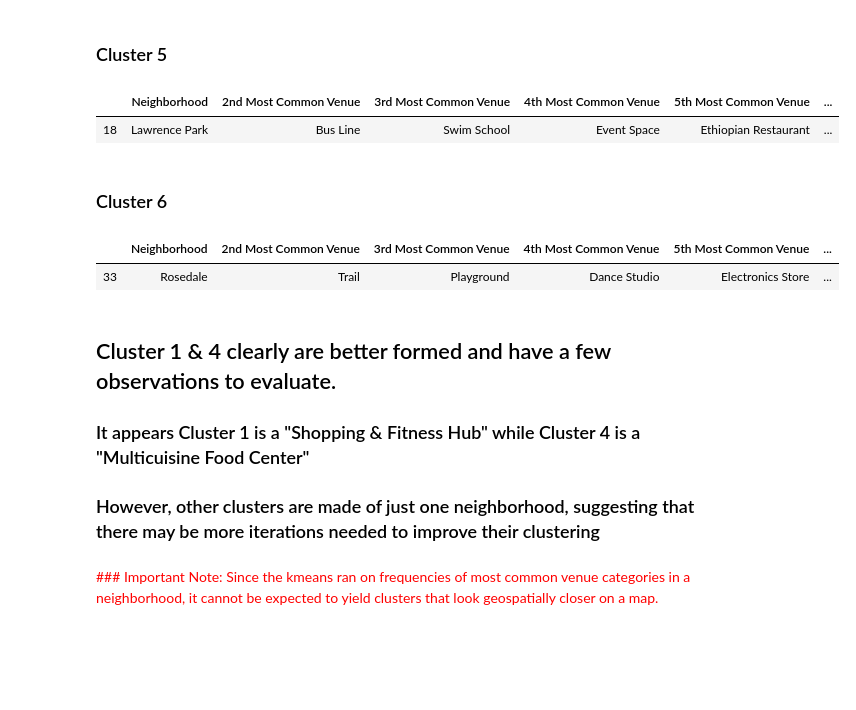
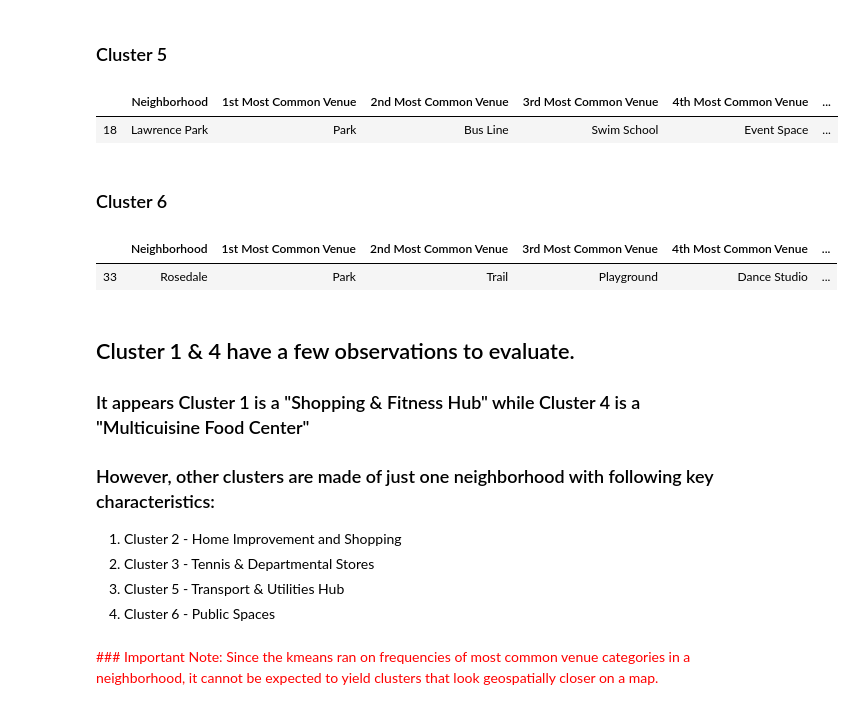
Before and after one commit to nishantsrig/Coursera_Captsone, a Jupyter notebook: Capstone_Wk3Asgn_3.ipynb, the cells around one changed output. Cells and saved outputs as stored; diff of their text form; code cells hidden in the pictures; blank space fills up the shorter version.

```diff
--- a/Capstone_Wk3Asgn_3.ipynb
+++ b/Capstone_Wk3Asgn_3.ipynb
@@ -169,0 +166,3 @@ new_df.shape
+# %%
+new_df.rename(columns={'Total_Neighborhood':'Neighborhood'}, inplace=True)
+new_df
@@ -472,7 +485,7 @@ def get_venues_closeby(names, latitudes, longitudes, radius=500):
 
     return venues_closeby
 # %%
-toronto_venues = get_venues_closeby(names=toronto_df['Total_Neighborhood'], latitudes=toronto_df['Latitude'], longitudes=toronto_df['Longitude'])
+toronto_venues = get_venues_closeby(names=toronto_df['Neighborhood'], latitudes=toronto_df['Latitude'], longitudes=toronto_df['Longitude'])
 # %% [output]
 Harbourfront
 Queen's Park
@@ -759,20 +771,24 @@ toronto_merged.loc[toronto_merged['Cluster Labels']==3, toronto_merged.columns[[
 # %% [markdown]
 ### Cluster 5
 # %%
-toronto_merged.loc[toronto_merged['Cluster Labels']==4, toronto_merged.columns[[1]+list(range(6,toronto_merged.shape[1]))]]
+toronto_merged.loc[toronto_merged['Cluster Labels']==4, toronto_merged.columns[[1]+list(range(5,toronto_merged.shape[1]))]]
 # %% [output]
-|  | Neighborhood | 2nd Most Common Venue | 3rd Most Common Venue | 4th Most Common Venue | 5th Most Common Venue | ... |
-| 18 | Lawrence Park | Bus Line | Swim School | Event Space | Ethiopian Restaurant | ... |
+|  | Neighborhood | 1st Most Common Venue | 2nd Most Common Venue | 3rd Most Common Venue | 4th Most Common Venue | ... |
+| 18 | Lawrence Park | Park | Bus Line | Swim School | Event Space | ... |
 # %% [markdown]
 ### Cluster 6
 # %%
-toronto_merged.loc[toronto_merged['Cluster Labels']==5, toronto_merged.columns[[1]+list(range(6,toronto_merged.shape[1]))]]
+toronto_merged.loc[toronto_merged['Cluster Labels']==5, toronto_merged.columns[[1]+list(range(5,toronto_merged.shape[1]))]]
 # %% [output]
-|  | Neighborhood | 2nd Most Common Venue | 3rd Most Common Venue | 4th Most Common Venue | 5th Most Common Venue | ... |
-| 33 | Rosedale | Trail | Playground | Dance Studio | Electronics Store | ... |
+|  | Neighborhood | 1st Most Common Venue | 2nd Most Common Venue | 3rd Most Common Venue | 4th Most Common Venue | ... |
+| 33 | Rosedale | Park | Trail | Playground | Dance Studio | ... |
 # %% [markdown]
-## Cluster 1 & 4 clearly are better formed and have a few observations to evaluate.
+## Cluster 1 & 4 have a few observations to evaluate.
 ### It appears Cluster 1 is a "Shopping & Fitness Hub" while Cluster 4 is a "Multicuisine Food Center"
-### However, other clusters are made of just one neighborhood, suggesting that there may be more iterations needed to improve their clustering
+### However, other clusters are made of just one neighborhood with following key characteristics:
+1. Cluster 2 - Home Improvement and Shopping
+2. Cluster 3 - Tennis & Departmental Stores
+3. Cluster 5 - Transport & Utilities Hub
+4. Cluster 6 - Public Spaces
 # %% [markdown]
 <font color='red'>### Important Note: Since the kmeans ran on frequencies of most common venue categories in a neighborhood, it cannot be expected to yield clusters that look geospatially closer on a map.</font>
```
Also changed, not shown: parts of 17 cells of this notebook.
